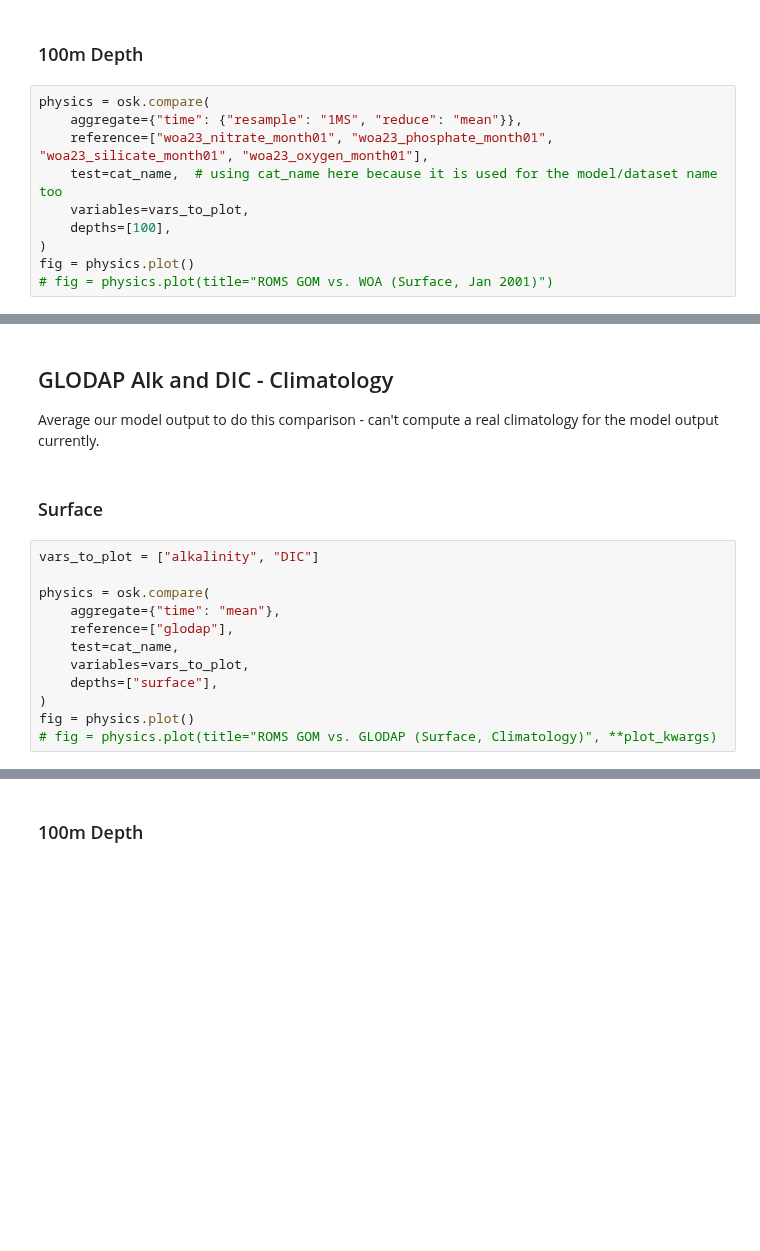
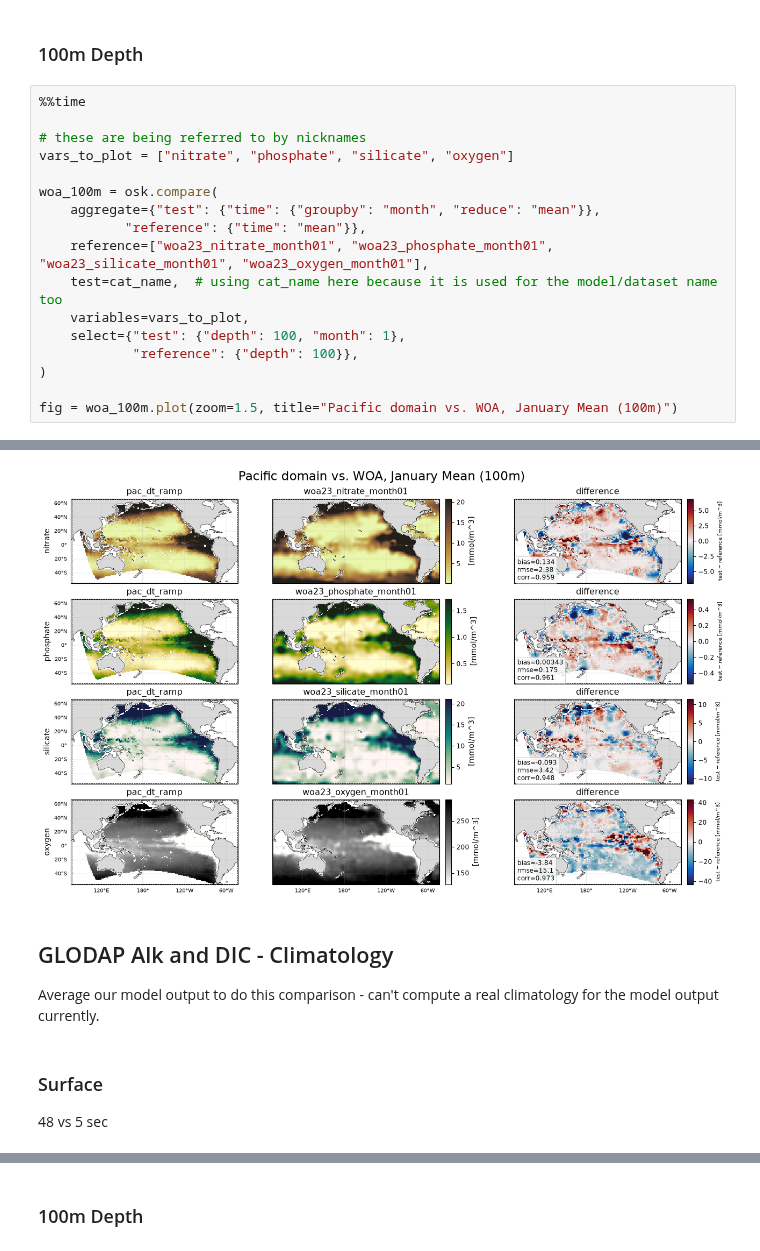
Before and after one commit to CWorthy-ocean/ocean-skill, a Jupyter notebook: docs/Abigale_plots.ipynb, the cells around one changed output, grey strips where cells are left out. Drawn from its saved outputs; the diff is of its cells as text; blank space fills up the shorter version.

```diff
--- a/docs/Abigale_plots.ipynb
+++ b/docs/Abigale_plots.ipynb
@@ -42,12 +59,20 @@ fig = physics.plot()
 # %% [markdown]
 ### 100m Depth
-# %%
-physics = osk.compare(
-    aggregate={"time": {"resample": "1MS", "reduce": "mean"}},
-    reference=["woa23_nitrate_month01", "woa23_phosphate_month01", "woa23_silicate_month01", "woa23_oxygen_month01"],
-    test=cat_name,  # using cat_name here because it is used for the model/dataset name too
-    variables=vars_to_plot,
-    depths=[100],
-)
-fig = physics.plot()
-# fig = physics.plot(title="ROMS GOM vs. WOA (Surface, Jan 2001)")
+# %%
+%%time
+
+# these are being referred to by nicknames
+vars_to_plot = ["nitrate", "phosphate", "silicate", "oxygen"]
+
+woa_100m = osk.compare(
+    aggregate={"test": {"time": {"groupby": "month", "reduce": "mean"}},
+           "reference": {"time": "mean"}},
+    reference=["woa23_nitrate_month01", "woa23_phosphate_month01", "woa23_silicate_month01", "woa23_oxygen_month01"],
+    test=cat_name,  # using cat_name here because it is used for the model/dataset name too
+    variables=vars_to_plot,
+    select={"test": {"depth": 100, "month": 1},
+            "reference": {"depth": 100}},
+)
+
+fig = woa_100m.plot(zoom=1.5, title="Pacific domain vs. WOA, January Mean (100m)")
+# %% [output]
@@ -54,18 +81,9 @@ fig = physics.plot()
+[figure, added]
 # %% [markdown]
 ## GLODAP Alk and DIC - Climatology
 
 Average our model output to do this comparison - can't compute a real climatology for the model output currently.
 # %% [markdown]
 ### Surface
+
+48 vs 5 sec
-# %%
-vars_to_plot = ["alkalinity", "DIC"]
-
-physics = osk.compare(
-    aggregate={"time": "mean"},
-    reference=["glodap"],
-    test=cat_name,
-    variables=vars_to_plot,
-    depths=["surface"],
-)
-fig = physics.plot()
-# fig = physics.plot(title="ROMS GOM vs. GLODAP (Surface, Climatology)", **plot_kwargs)
```
Also changed, not shown: parts of 30 cells of this notebook.
